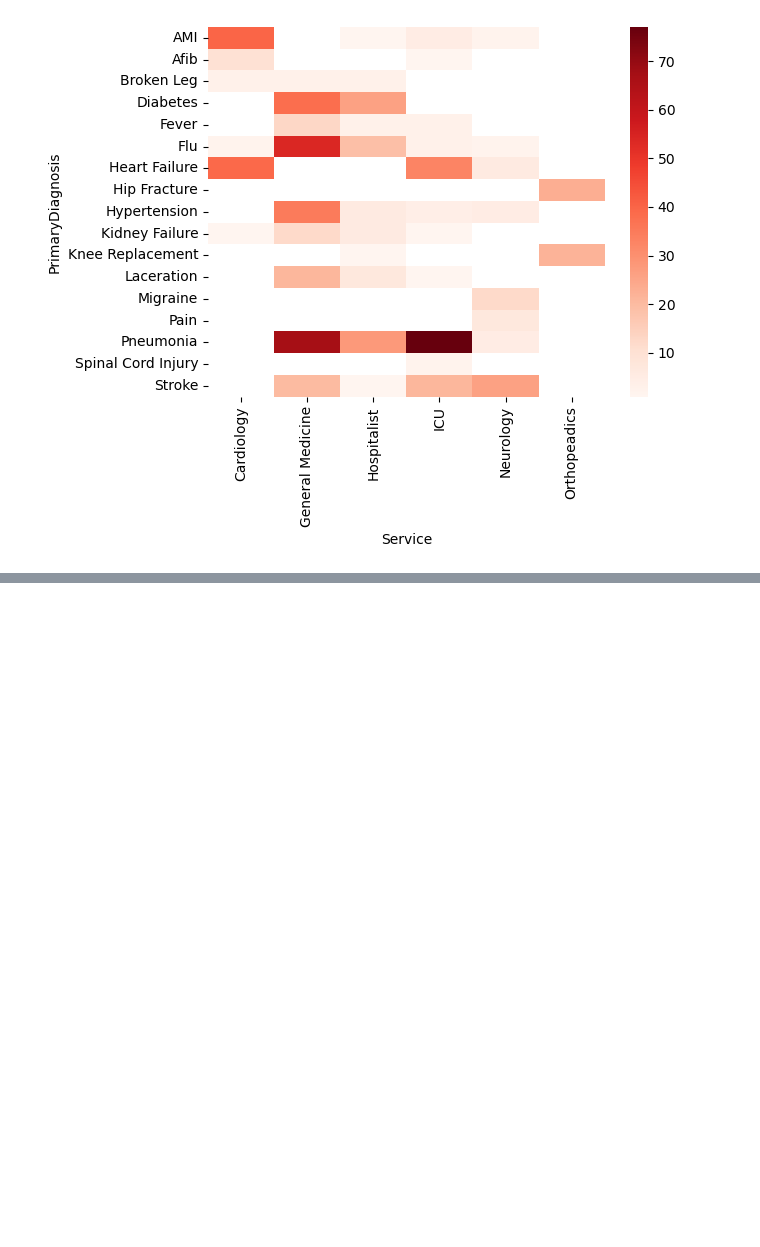
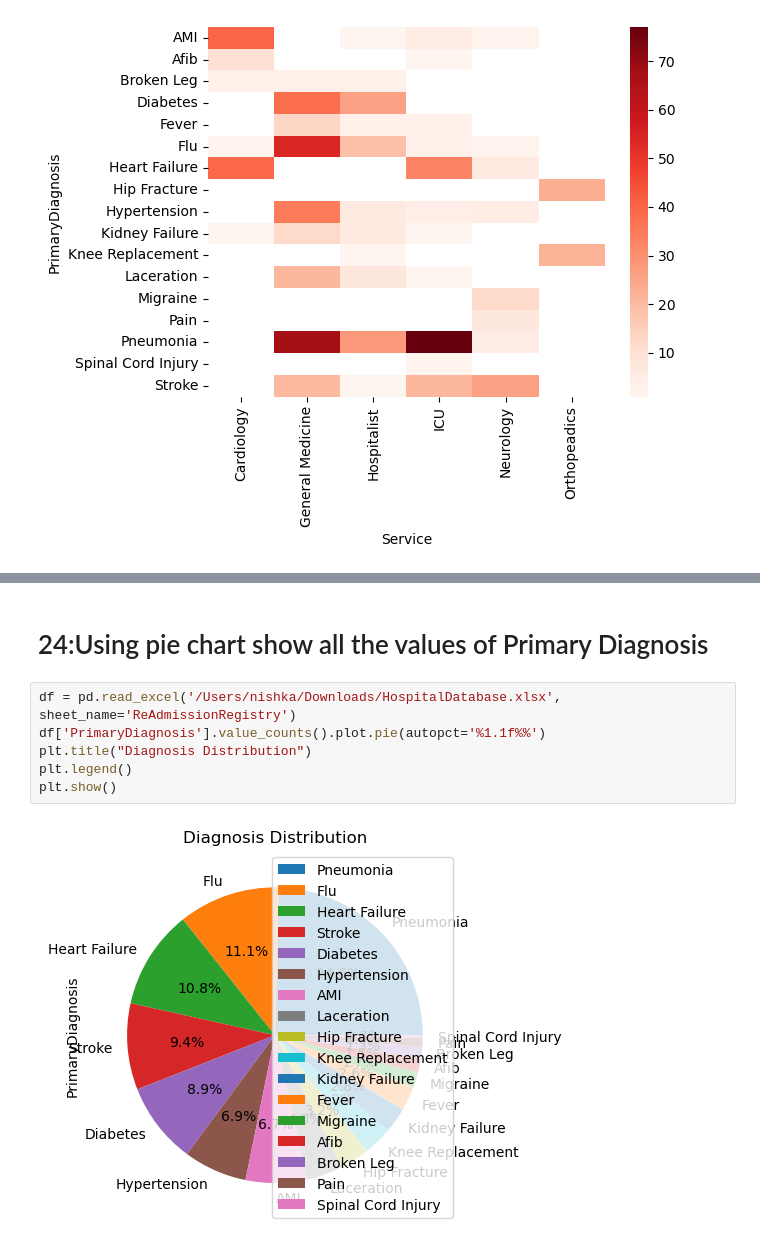
Before and after one commit to fathimadev35/PythonCoders, a Jupyter notebook: PythonCoders-EDA-Notebook.ipynb, the cells around one changed output, grey strips where cells are left out. Drawn from its saved outputs; the diff is of its cells as text; blank space fills up the shorter version.

Commit message:
Add files via upload
nishka- added extra questions (19-26)

```diff
--- a/PythonCoders-EDA-Notebook.ipynb
+++ b/PythonCoders-EDA-Notebook.ipynb
@@ -277,0 +373,10 @@ plt.show()
+# %% [markdown]
+# 24:Using pie chart show all the values of Primary Diagnosis
+# %%
+df = pd.read_excel('/Users/nishka/Downloads/HospitalDatabase.xlsx', sheet_name='ReAdmissionRegistry')
+df['PrimaryDiagnosis'].value_counts().plot.pie(autopct='%1.1f%%')
+plt.title("Diagnosis Distribution")
+plt.legend()
+plt.show()
+# %% [output]
+[figure, added]
```
Also changed, not shown: parts of 15 cells of this notebook.
